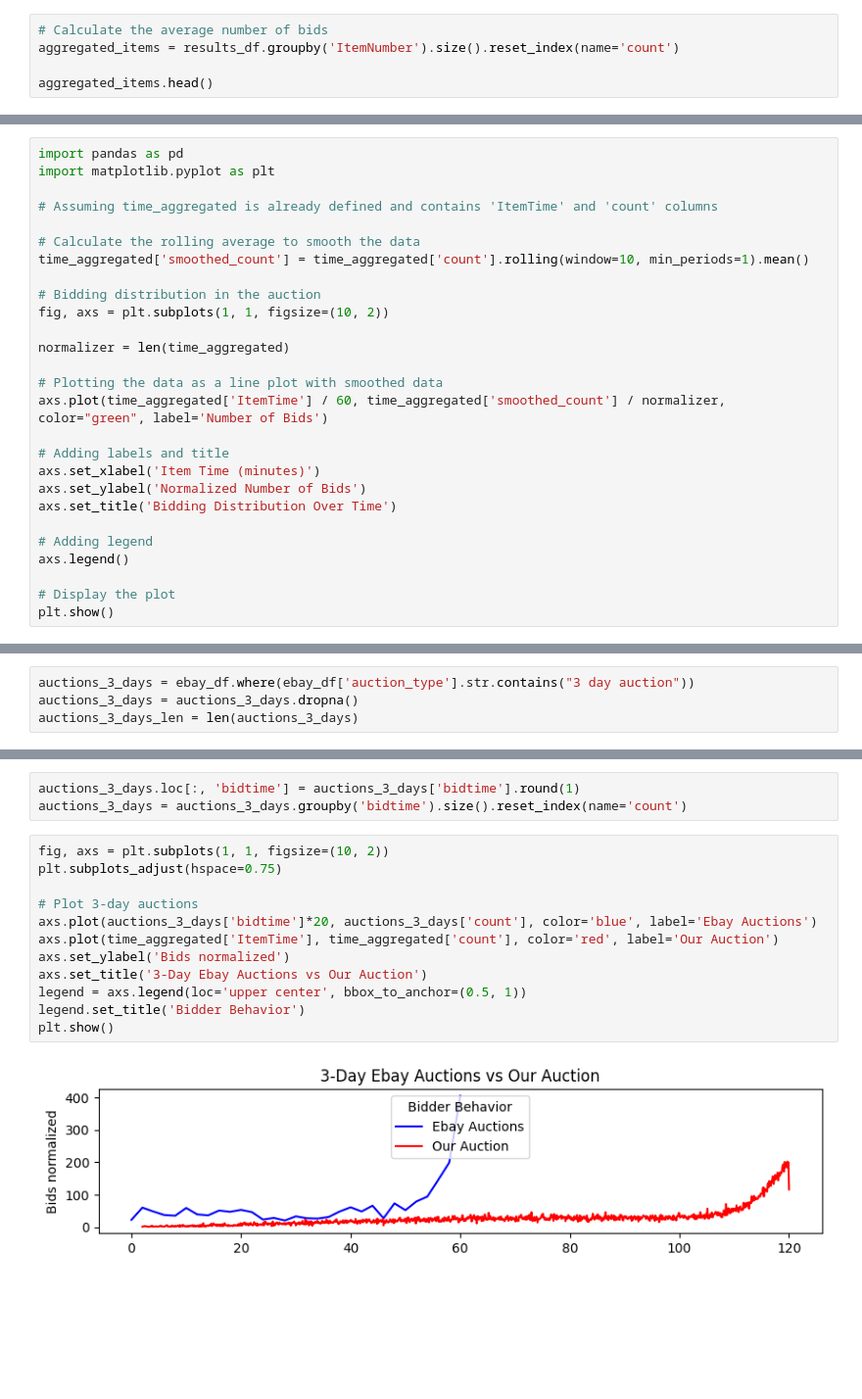
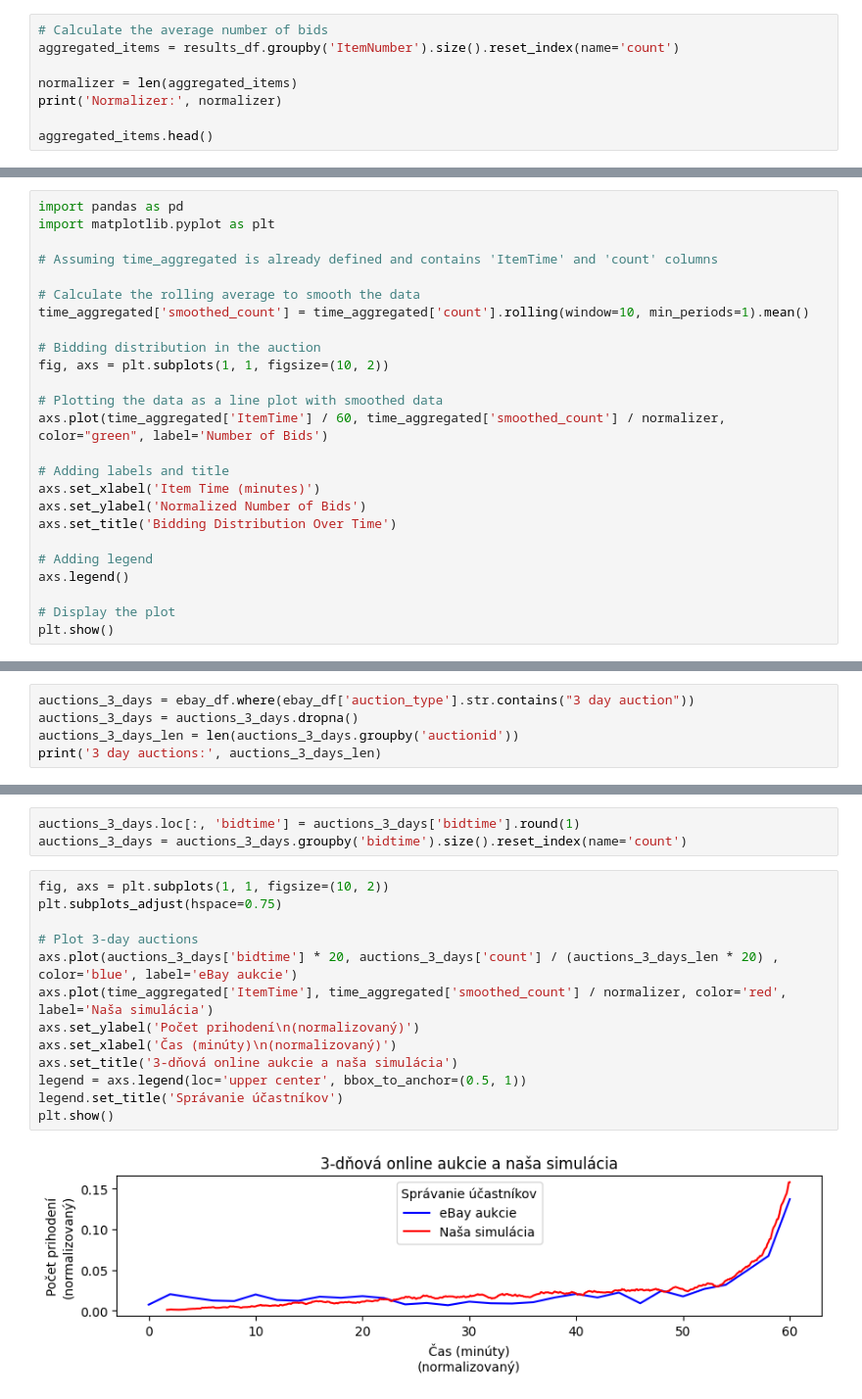
Before and after one commit to findraj/Auction-Dynamics-Simulation, a Jupyter notebook: analysis/results/results.ipynb, the cells around one changed output, grey strips where cells are left out. Shown: that part at 98% size. Saved outputs shown, nothing was run; the diff lists cells and outputs as text; blank space fills up the shorter version.

```diff
--- a/analysis/results/results.ipynb
+++ b/analysis/results/results.ipynb
@@ -28,5 +28,8 @@ results_df
 # Calculate the average number of bids
 aggregated_items = results_df.groupby('ItemNumber').size().reset_index(name='count')
 
+normalizer = len(aggregated_items)
+print('Normalizer:', normalizer)
+
 aggregated_items.head()
 # %% [output]
@@ -114,8 +118,6 @@ time_aggregated['smoothed_count'] = time_aggregated['count'].rolling(window=10,
 
 # Bidding distribution in the auction
 fig, axs = plt.subplots(1, 1, figsize=(10, 2))
-
-normalizer = len(time_aggregated)
 
 # Plotting the data as a line plot with smoothed data
 axs.plot(time_aggregated['ItemTime'] / 60, time_aggregated['smoothed_count'] / normalizer, color="green", label='Number of Bids')
@@ -163,4 +168,5 @@ counts_df
 # %%
 auctions_3_days = ebay_df.where(ebay_df['auction_type'].str.contains("3 day auction"))
 auctions_3_days = auctions_3_days.dropna()
-auctions_3_days_len = len(auctions_3_days)
+auctions_3_days_len = len(auctions_3_days.groupby('auctionid'))
+print('3 day auctions:', auctions_3_days_len)
@@ -186,14 +194,15 @@ auctions_3_days = auctions_3_days.groupby('bidtime').size().reset_index(name='co
 # %%
 fig, axs = plt.subplots(1, 1, figsize=(10, 2))
 plt.subplots_adjust(hspace=0.75)
 
 # Plot 3-day auctions
-axs.plot(auctions_3_days['bidtime']*20, auctions_3_days['count'], color='blue', label='Ebay Auctions')
-axs.plot(time_aggregated['ItemTime'], time_aggregated['count'], color='red', label='Our Auction')
-axs.set_ylabel('Bids normalized')
-axs.set_title('3-Day Ebay Auctions vs Our Auction')
+axs.plot(auctions_3_days['bidtime'] * 20, auctions_3_days['count'] / (auctions_3_days_len * 20) , color='blue', label='eBay aukcie')
+axs.plot(time_aggregated['ItemTime'], time_aggregated['smoothed_count'] / normalizer, color='red', label='Naša simulácia')
+axs.set_ylabel('Počet prihodení\n(normalizovaný)')
+axs.set_xlabel('Čas (minúty)\n(normalizovaný)')
+axs.set_title('3-dňová online aukcie a naša simulácia')
 legend = axs.legend(loc='upper center', bbox_to_anchor=(0.5, 1))
-legend.set_title('Bidder Behavior')
+legend.set_title('Správanie účastníkov')
 plt.show()
 # %% [output]
-[figure, old version]
+[figure, new version]
```
Also changed, not shown: parts of 10 cells of this notebook, 2 other files.
